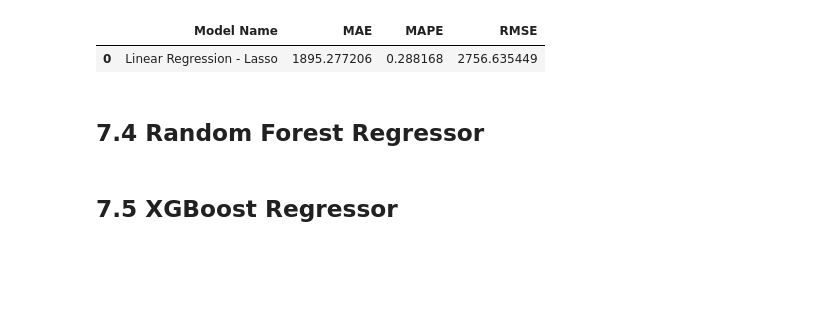
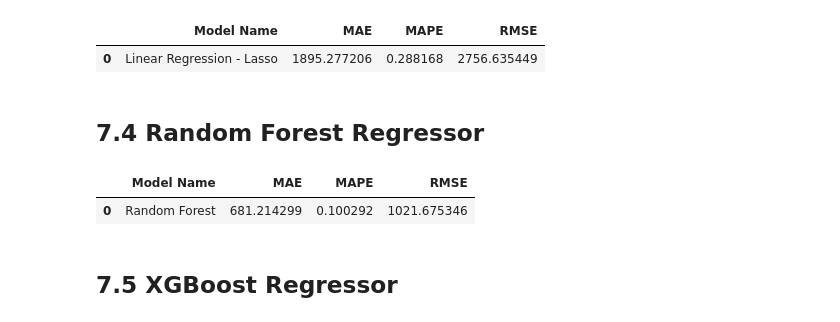
Before and after one commit to KaissonFerreira/Rossman_forecast_sales, a Jupyter notebook: Notebooks/Ciclo01_project.ipynb, the cells around one changed output. Cells and saved outputs as stored; diff of their text form; code cells hidden in the pictures; blank space fills up the shorter version.

```diff
--- a/Notebooks/Ciclo01_project.ipynb
+++ b/Notebooks/Ciclo01_project.ipynb
@@ -1321,14 +1324,19 @@ lasso_result
 ## 7.4 Random Forest Regressor
 # %%
 # Model
-rf = RandomForestRegressor(n_estimators=100, n_jobs=-1,random_state=42 ).fit(x_train,y_train) # N_estimators é a quantidade de árvores criadas
+rf = RandomForestRegressor(n_estimators=50, # Deveria ser pelo menos 2000 árvores de decisão para que o modelo ficasse mais adequado possível
+                            n_jobs=-1,
+                            random_state=42 ).fit(x_train,y_train) # N_estimators é a quantidade de árvores criadas
 
 # Predictions
 yhat_rf = rf.predict(x_test)
 
 # Performance
 rf_result = ml_error('Random Forest', np.expm1(y_test), np.expm1(yhat_rf))
 rf_result
+# %% [output]
+|  | Model Name | MAE | MAPE | RMSE |
+| 0 | Random Forest | 681.214299 | 0.100292 | 1021.675346 |
 # %% [markdown]
 ## 7.5 XGBoost Regressor
 # %% [markdown]
```
Also changed, not shown: parts of 17 cells of this notebook.
